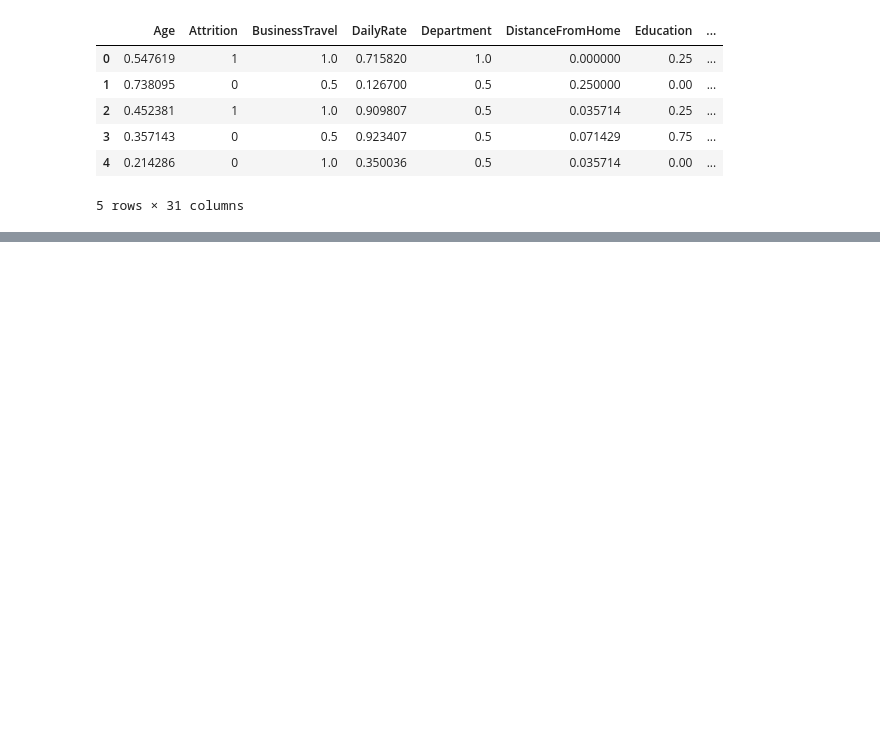
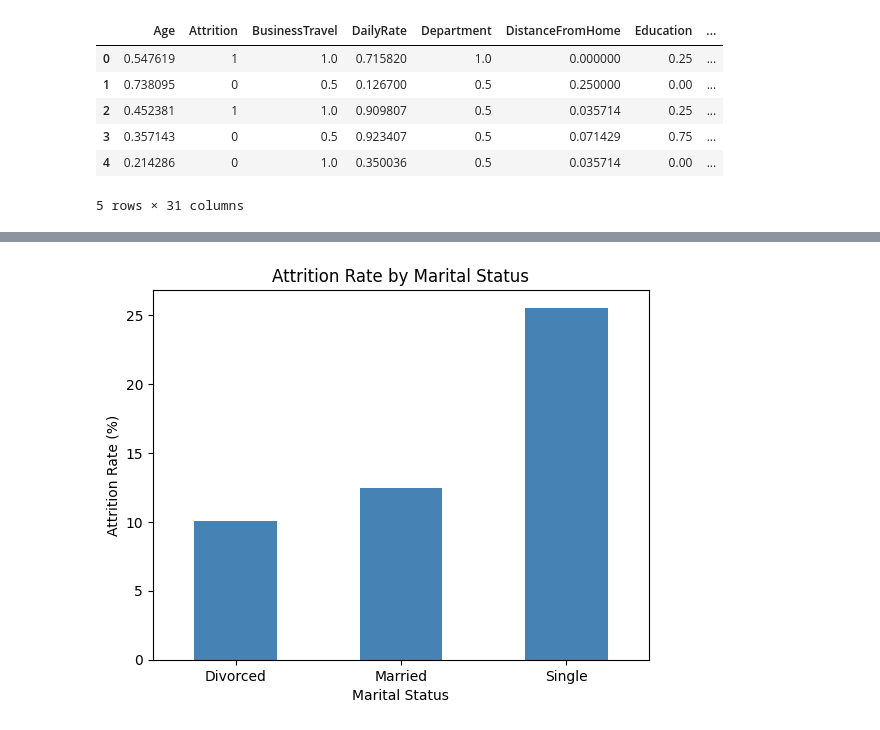
Before and after one commit to zainaahamed-work/Employee-Attrition-Analytics-XAI, a Jupyter notebook: Employee_Attrition_Project.ipynb, the cells around one changed output, grey strips where cells are left out. Cells and saved outputs as stored; diff of their text form; code cells hidden in the pictures; blank space fills up the shorter version.

```diff
--- a/Employee_Attrition_Project.ipynb
+++ b/Employee_Attrition_Project.ipynb
@@ -198,0 +242,12 @@ df.to_csv('/content/drive/MyDrive/Employee_Attrition_Project/HR_Attrition_Cleane
+# %%
+# Calculate the percentage of employees who left, split by marital status
+marital_attrition = df_eda.groupby('MaritalStatus')['Attrition'].mean() * 100
+
+marital_attrition.plot(kind='bar', color='steelblue')
+plt.title('Attrition Rate by Marital Status')
+plt.xlabel('Marital Status')
+plt.ylabel('Attrition Rate (%)')
+plt.xticks(rotation=0)
+plt.show()
+# %% [output]
+[figure, added]
```
Also changed, not shown: parts of 10 cells of this notebook.
